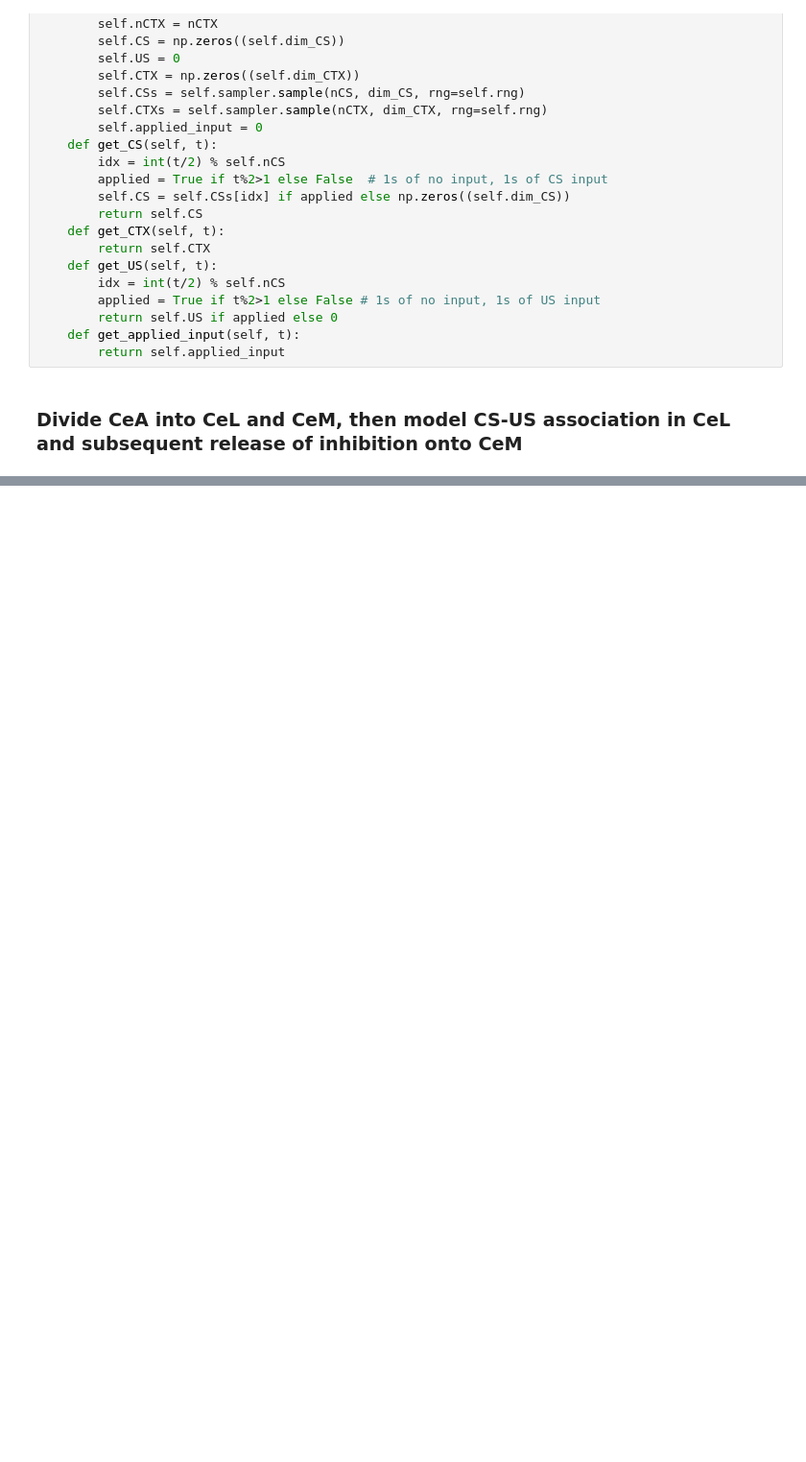
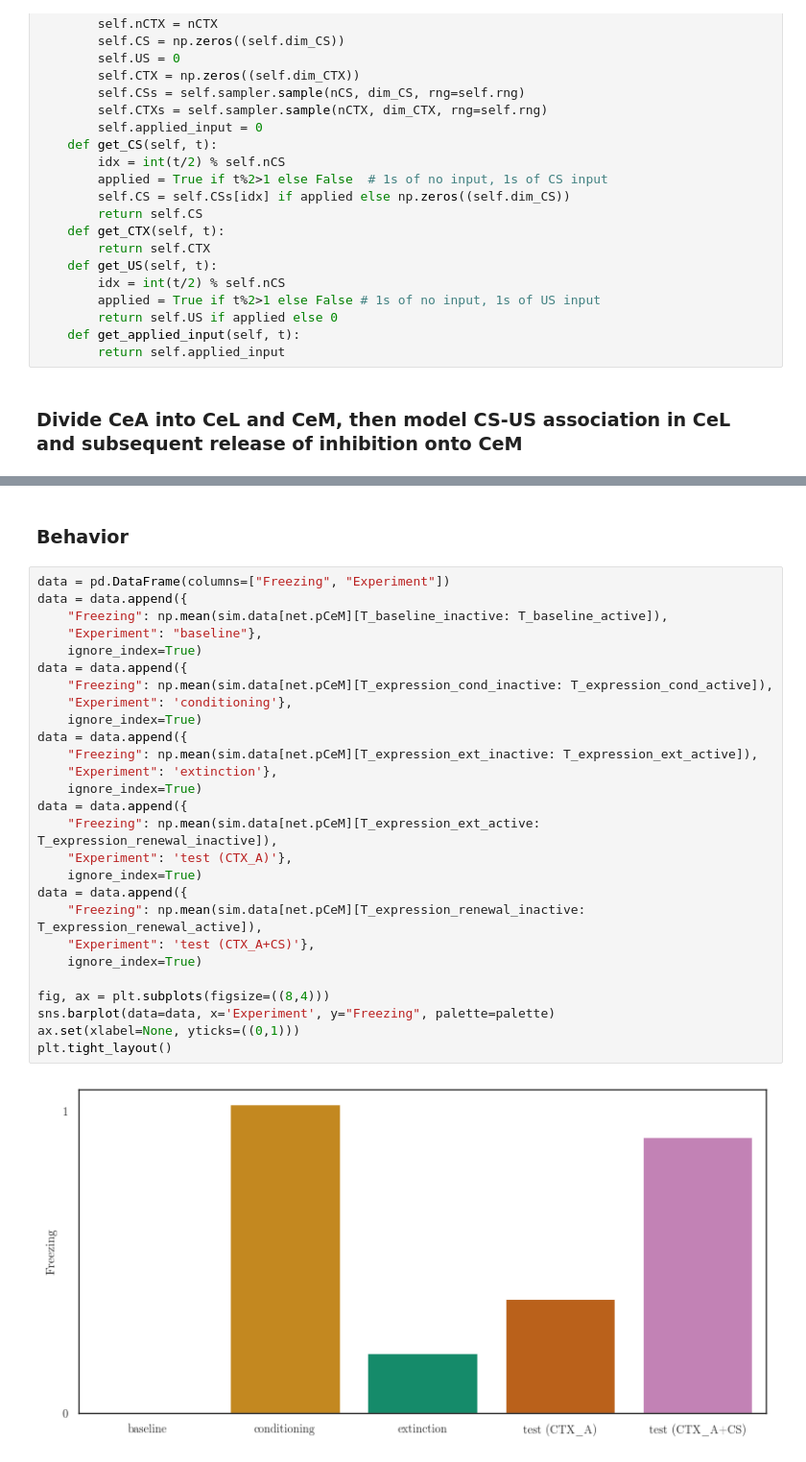
Before and after one commit to psipeter/amygdala, a Jupyter notebook: model2.ipynb, the cells around one changed output, grey strips where cells are left out. Shown at 96% size. Drawn from its saved outputs; the diff is of its cells as text; blank space fills up the shorter version.

Commit message:
add more external perturbation experiments to model 2; plot weight changes in experiments involving inactivation during conditioning

```diff
--- a/model2.ipynb
+++ b/model2.ipynb
@@ -692,0 +252,31 @@ plt.tight_layout()
+# %% [markdown]
+### Behavior
+# %%
+data = pd.DataFrame(columns=["Freezing", "Experiment"])
+data = data.append({
+    "Freezing": np.mean(sim.data[net.pCeM][T_baseline_inactive: T_baseline_active]),
+    "Experiment": "baseline"},
+    ignore_index=True)
+data = data.append({
+    "Freezing": np.mean(sim.data[net.pCeM][T_expression_cond_inactive: T_expression_cond_active]),
+    "Experiment": 'conditioning'},
+    ignore_index=True)
+data = data.append({
+    "Freezing": np.mean(sim.data[net.pCeM][T_expression_ext_inactive: T_expression_ext_active]),
+    "Experiment": 'extinction'},
+    ignore_index=True)
+data = data.append({
+    "Freezing": np.mean(sim.data[net.pCeM][T_expression_ext_active: T_expression_renewal_inactive]),
+    "Experiment": 'test (CTX_A)'},
+    ignore_index=True)
+data = data.append({
+    "Freezing": np.mean(sim.data[net.pCeM][T_expression_renewal_inactive: T_expression_renewal_active]),
+    "Experiment": 'test (CTX_A+CS)'},
+    ignore_index=True)
+
+fig, ax = plt.subplots(figsize=((8,4)))
+sns.barplot(data=data, x='Experiment', y="Freezing", palette=palette)
+ax.set(xlabel=None, yticks=((0,1)))
+plt.tight_layout()
+# %% [output]
+[figure, added]
```
Also changed, not shown: parts of 47 cells of this notebook, 3 other files.
